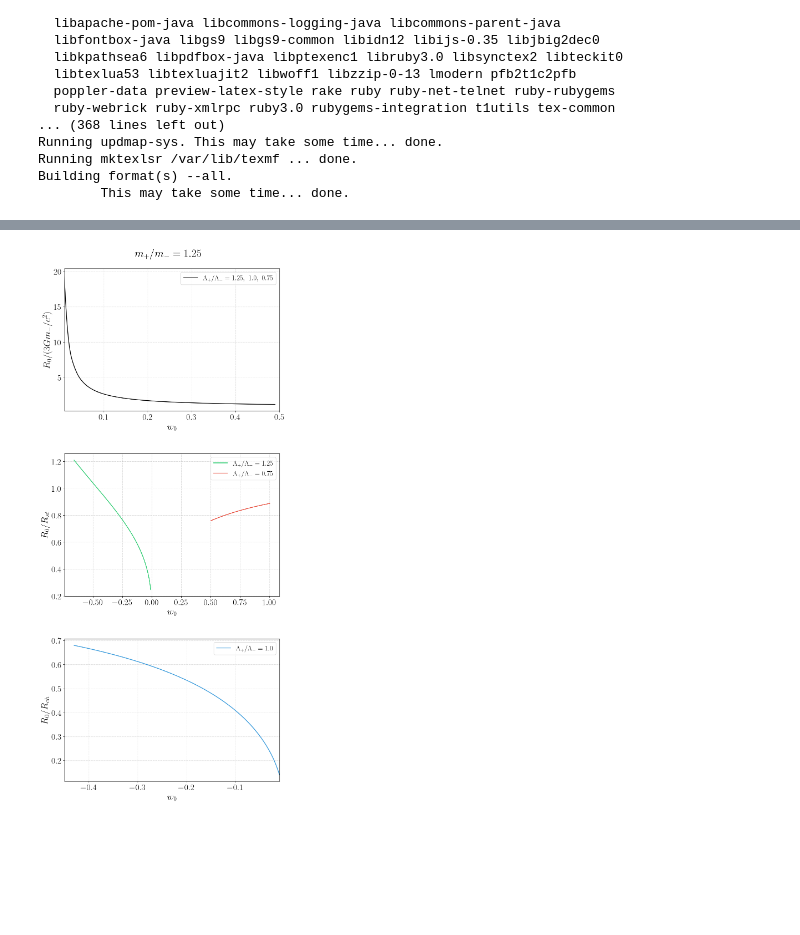
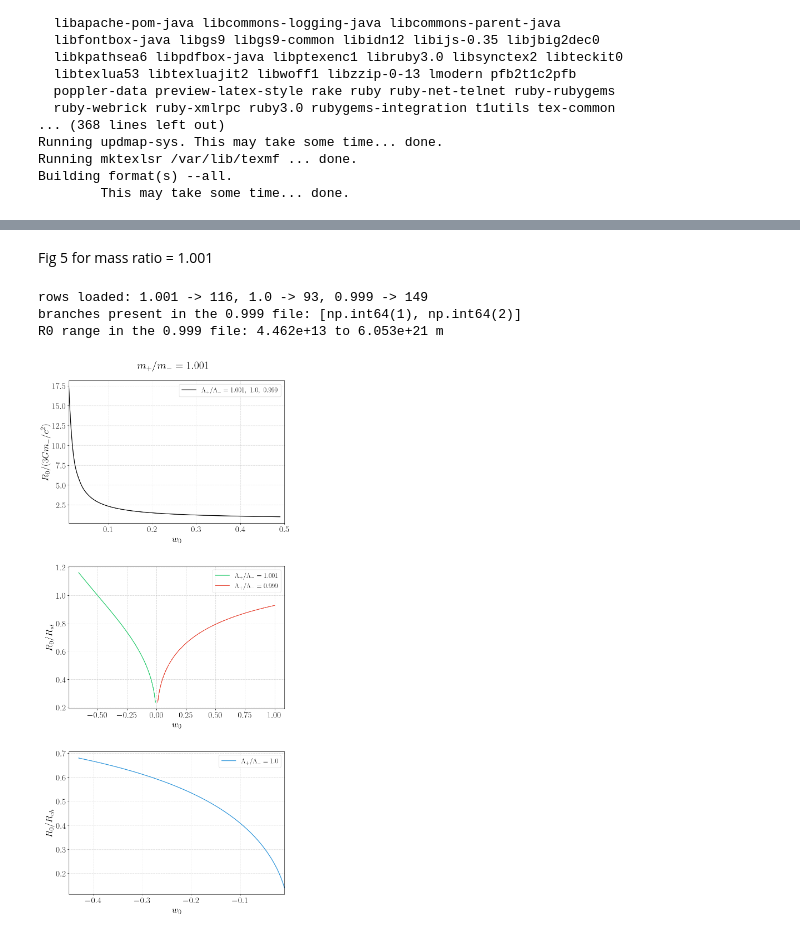
Before and after one commit to Dimitrios1993/Static-Thin-Shells-in-SdS-Spacetimes, a Jupyter notebook: thin_shells_stability.ipynb, the cells around one changed output, grey strips where cells are left out. Saved outputs shown, nothing was run; the diff lists cells and outputs as text; code cells hidden in the pictures; blank space fills up the shorter version.

```diff
--- a/thin_shells_stability.ipynb
+++ b/thin_shells_stability.ipynb
@@ -861,3 +903,5 @@ files.download("Three_Panels_Vertical.pdf")
+# %% [markdown]
+Fig 5 for mass ratio = 1.001
 # %%
 import numpy as np
 import matplotlib.pyplot as plt
@@ -894,9 +938,9 @@ R_ch_value = 1.3710e+26
 # 2. FILES
 # ==========================================
 FILES = {
-    1.25: 'mrat1.25Lrat1.25.txt',
-    1.0:  'mrat1.25Lrat1.txt',
-    0.75: 'mrat1.25Lrat0.75step0.001.txt',
+    1.001: 'mrat1.001Lrat1.001.txt',
+    1.0:   'mrat1.001Lrat1.0.txt',
+    0.999: 'mrat1.001Lrat0.999_allbranches.txt',
 }
 
 
@@ -914,12 +958,16 @@ def get_scales(L_ratio):
 
 
 def load_data(filename, lambda_val=1.0):
-    try:
-        df = pd.read_csv(filename, sep='\t', header=None,
-                         names=['Lambda', 'w', 'Stability', 'R0', 'Sigma0'])
-    except:
-        df = pd.read_csv(filename, sep='\s+', header=None,
-                         names=['Lambda', 'w', 'Stability', 'R0', 'Sigma0'])
+    # read WITHOUT names first: forcing 5 names onto a 6-column file makes
+    # pandas use column 1 as the index and shifts every column left
+    df = pd.read_csv(filename, sep=r'\s+', header=None, engine='python')
+    if df.shape[1] >= 6:
+        df = df.iloc[:, :6]
+        df.columns = ['Lambda', 'w', 'Stability', 'R0', 'Sigma0', 'branch']
+    else:
+        df = df.iloc[:, :5]
+        df.columns = ['Lambda', 'w', 'Stability', 'R0', 'Sigma0']
+        df['branch'] = 0
 
     df = df.apply(pd.to_numeric, errors='coerce').dropna()
     stable = df[df['Stability'] == 1].copy()
@@ -959,20 +1007,26 @@ def plot_line(ax, df, w_min, w_max, scale, color, label=None):
 fig, axes = plt.subplots(3, 1, figsize=(10, 24))
 plt.subplots_adjust(hspace=0.3)
 
-col_c1  = '#2ecc71'   # Lambda_+/Lambda_- = 1.25
+col_c1  = '#2ecc71'   # Lambda_+/Lambda_- = 1.001
 col_c2  = '#3498db'   # Lambda_+/Lambda_- = 1.0
-col_c3  = '#e74c3c'   # Lambda_+/Lambda_- = 0.75   (red used only here)
+col_c3  = '#e74c3c'   # Lambda_+/Lambda_- = 0.999   (red used only here)
 col_all = 'k'         # photon-sphere panel
 
 # load each dataset + its scales
-d1 = load_data(FILES[1.25]); R_pr1, R_st1, _    = get_scales(1.25)
-d2 = load_data(FILES[1.0]);  _,     _,    R_ch2 = get_scales(1.0)
-d3 = load_data(FILES[0.75]); _,     R_st3, _    = get_scales(0.75)
+d1 = load_data(FILES[1.001]); R_pr1, R_st1, _    = get_scales(1.001)
+d2 = load_data(FILES[1.0]);   _,    _,    R_ch2  = get_scales(1.0)
+d3 = load_data(FILES[0.999]); _,    R_st3, _     = get_scales(0.999)
+
+print(f"rows loaded: 1.001 -> {len(d1)}, 1.0 -> {len(d2)}, 0.999 -> {len(d3)}")
+if not d3.empty:
+    print("branches present in the 0.999 file:", sorted(d3['branch'].unique()))
+    print("R0 range in the 0.999 file: %.3e to %.3e m"
+          % (d3['R0'].min(), d3['R0'].max()))
 
 # ---- Panel 1: photon sphere ----
 ax = axes[0]
 plot_line(ax, d1, 0.01, 0.5, R_pr1, col_all,
-          label=r'$\Lambda_+/\Lambda_- = 1.25,\ 1.0,\ 0.75$')
+          label=r'$\Lambda_+/\Lambda_- = 1.001,\ 1.0,\ 0.999$')
 ax.set_xlim(0.01, 0.5)
 ax.set_xlabel(r'$w_0$', fontsize=AXIS_LABEL_FONTSIZE)
 ax.set_ylabel(r'$R_0 / (3Gm_-/c^2)$', fontsize=AXIS_LABEL_FONTSIZE)
@@ -985,38 +1039,57 @@ ax.legend(fontsize=LEGEND_FONTSIZE)
 # ---- Panel 2: static radius ----
 ax = axes[1]
 plot_line(ax, d1, -0.66, -0.01, R_st1, col_c1,
-          label=r'$\Lambda_+/\Lambda_- = 1.25$')
-df_large = d3[d3['R0'] > 1e18]
-plot_line(ax, df_large, 0.5, 1.0, R_st3, col_c3,
-          label=r'$\Lambda_+/\Lambda_- = 0.75$')
+          label=r'$\Lambda_+/\Lambda_- = 1.001$')
+if not d3.empty:
+    # outer (static-radius) branch only; it runs over the whole w_0 > 0 range
+    if (d3['branch'] == 2).any():
+        df_large = d3[d3['branch'] == 2]
+    else:                       # fallback if the file has no branch column
+        df_large = d3[d3['R0'] > 1e18]
+    plot_line(ax, df_large, 0.01, 1.0, R_st3, col_c3,
+              label=r'$\Lambda_+/\Lambda_- = 0.999$')
+else:
+    print(f"Warning: data for Lambda_ratio=0.999 (file: {FILES[0.999]}) is empty.")
 ax.set_xlabel(r'$w_0$', fontsize=AXIS_LABEL_FONTSIZE)
 ax.set_ylabel(r'$R_0 / R_{st}$', fontsize=AXIS_LABEL_FONTSIZE)
 ax.grid(True, linestyle='--', alpha=0.5)
 ax.tick_params(axis='both', which='major', labelsize=TICK_FONTSIZE)
 ax.ticklabel_format(style='plain', axis='y')
 ax.yaxis.get_offset_text().set_visible(False)
 ax.legend(fontsize=LEGEND_FONTSIZE)
 
-# ---- Panel 3: cosmic horizon (equal-Lambda file) ----
+# ---- Panel 3: cosmic horizon ----
 ax = axes[2]
 plot_line(ax, d2, -0.45, -0.01, R_ch2, col_c2,
           label=r'$\Lambda_+/\Lambda_- = 1.0$')
 ax.set_xlim(-0.45, -0.01)
 ax.set_xlabel(r'$w_0$', fontsize=AXIS_LABEL_FONTSIZE)
 ax.set_ylabel(r'$R_0 / R_{ch}$', fontsize=AXIS_LABEL_FONTSIZE)
 ax.grid(True, linestyle='--', alpha=0.5)
 ax.tick_params(axis='both', which='major', labelsize=TICK_FONTSIZE)
 ax.ticklabel_format(style='plain', axis='y')
 ax.yaxis.get_offset_text().set_visible(False)
 ax.legend(fontsize=LEGEND_FONTSIZE)
 
 
-fig.suptitle(r'$m_+/m_- = 1.25$', fontsize=SUPTITLE_FONTSIZE, y=0.91)
+fig.suptitle(r'$m_+/m_- = 1.001$', fontsize=SUPTITLE_FONTSIZE, y=0.91)
 
 plt.savefig("Three_Panels_Vertical.png",
             dpi=300,
             bbox_inches='tight')
 
+plt.savefig("Three_Panels_Vertical.pdf",
+            bbox_inches='tight')
+
 plt.show()
+
+# ==========================================
+# 5. AUTO-DOWNLOAD THE PDF
+# ==========================================
+from google.colab import files
+files.download("Three_Panels_Vertical.pdf")
 # %% [output]
+rows loaded: 1.001 -> 116, 1.0 -> 93, 0.999 -> 149
+branches present in the 0.999 file: [np.int64(1), np.int64(2)]
+R0 range in the 0.999 file: 4.462e+13 to 6.053e+21 m
-[figure, old version]
+[figure, new version]
```
Also changed, not shown: parts of 7 cells of this notebook.
